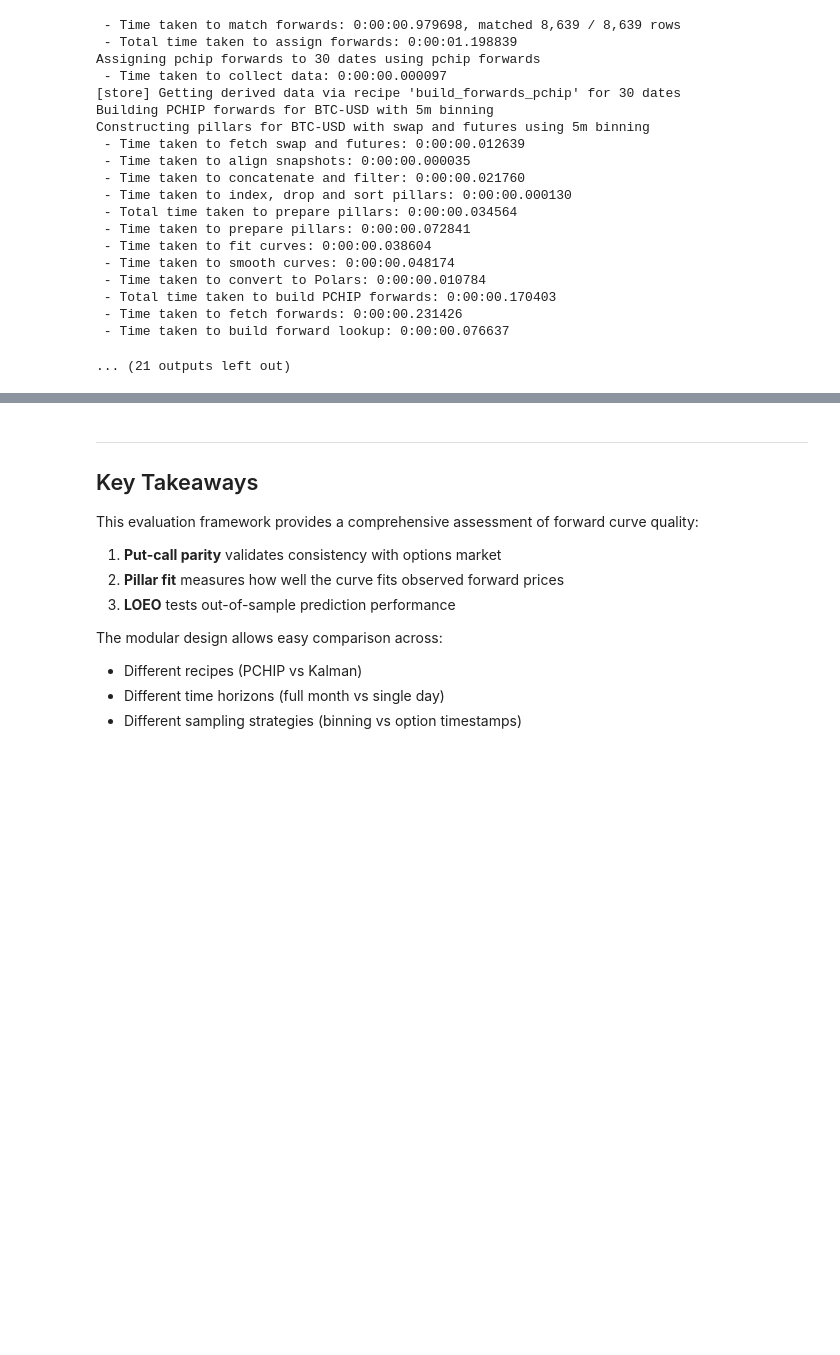
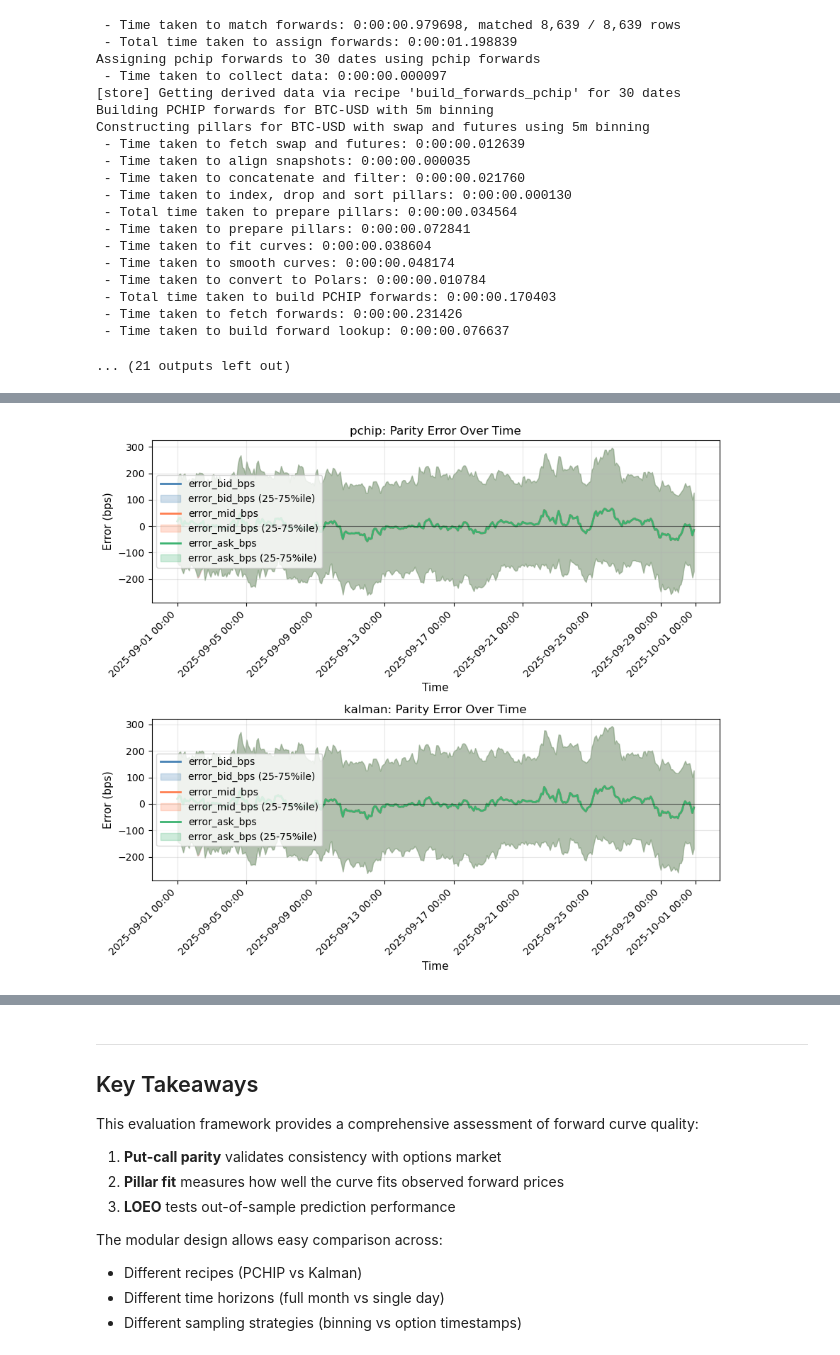
Before and after one commit to PascalAndreas/final-year-project, a Jupyter notebook: forwards_evaluation.ipynb, the cells around one changed output, grey strips where cells are left out. Drawn from its saved outputs; the diff is of its cells as text; code cells hidden in the pictures; blank space fills up the shorter version.

Commit message:
0.2.52 - plotting functions for evaluations

```diff
--- a/forwards_evaluation.ipynb
+++ b/forwards_evaluation.ipynb
@@ -53,12 +52,11 @@ Cleared all caches
 inst_family = 'BTC-USD'
 
 # Scenario (a): Full month with binning
-dates_month = [date(2025, 9, 1) + timedelta(days=i) for i in range(30)]  # Sep 1-30
+def make_dates(start_date: date, num_days: int) -> list[date]:
+    return [start_date + timedelta(days=i) for i in range(num_days)]
+
+dates_month = make_dates(date(2025, 9, 1), 30)
 binning_month = '5m'
-
-# Scenario (b): Single day with option timestamps
-dates_day = [date(2025, 9, 2)]
-binning_day = None  # Will use unique_times from OPTIONS
 
 # Put-call parity filters
 moneyness_spread = 0.05
@@ -866,0 +559,88 @@ if comparison_data:
+# %%
+# ========= PLOTTING CONTROL FLAGS ========
+SHOW_PARITY_HIST = False
+SHOW_PARITY_TIME = True
+
+SHOW_PILLAR_HIST = True
+SHOW_PILLAR_TIME = True
+
+SHOW_LOEO_HIST = True
+SHOW_LOEO_TIME = True
+# =========================================
+
+error_cols = ['error_bid_bps', 'error_mid_bps', 'error_ask_bps']
+
+# ---------- Put-call parity ----------
+
+if SHOW_PARITY_HIST:
+    fig_parity_hist, axs_parity_hist = plt.subplots(1, len(recipes), figsize=(7 * len(recipes), 6))
+    if len(recipes) == 1:
+        axs_parity_hist = [axs_parity_hist]
+    for idx, recipe_name in enumerate(recipes.keys()):
+        lf_parity = results_month[recipe_name]['parity']
+        ax = axs_parity_hist[idx]
+        plot_error_histogram(lf_parity, recipe_name, error_cols, ax=ax)
+        ax.set_title(f"{recipe_name}: Parity Error Histogram")
+    plt.tight_layout()
+
+if SHOW_PARITY_TIME:
+    fig_parity_time, axs_parity_time = plt.subplots(len(recipes), 1, figsize=(9, 4 * len(recipes)))
+    if len(recipes) == 1:
+        axs_parity_time = [axs_parity_time]
+    for idx, recipe_name in enumerate(recipes.keys()):
+        lf_parity = results_month[recipe_name]['parity']
+        ax = axs_parity_time[idx]
+        plot_error_over_time(lf_parity, recipe_name, error_cols, ax=ax, resample_freq='2h')
+        ax.set_title(f"{recipe_name}: Parity Error Over Time")
+    plt.tight_layout()
+
+
+# ---------- Pillar fit ----------
+
+if SHOW_PILLAR_HIST:
+    fig_pillar_hist, axs_pillar_hist = plt.subplots(1, len(recipes), figsize=(7 * len(recipes), 6))
+    if len(recipes) == 1:
+        axs_pillar_hist = [axs_pillar_hist]
+    for idx, recipe_name in enumerate(recipes.keys()):
+        lf_pillar = results_month[recipe_name]['pillar_fit']
+        ax = axs_pillar_hist[idx]
+        plot_error_histogram(lf_pillar, recipe_name, error_cols, ax=ax)
+        ax.set_title(f"{recipe_name}: Pillar Fit Error Histogram")
+    plt.tight_layout()
+
+if SHOW_PILLAR_TIME:
+    fig_pillar_time, axs_pillar_time = plt.subplots(len(recipes), 1, figsize=(9, 4 * len(recipes)))
+    if len(recipes) == 1:
+        axs_pillar_time = [axs_pillar_time]
+    for idx, recipe_name in enumerate(recipes.keys()):
+        lf_pillar = results_month[recipe_name]['pillar_fit']
+        ax = axs_pillar_time[idx]
+        plot_error_over_time(lf_pillar, recipe_name, error_cols, ax=ax, resample_freq='2h')
+        ax.set_title(f"{recipe_name}: Pillar Fit Error Over Time")
+    plt.tight_layout()
+
+# ---------- LOEO ----------
+
+if SHOW_LOEO_HIST:
+    fig_loeo_hist, axs_loeo_hist = plt.subplots(1, len(recipes), figsize=(7 * len(recipes), 6))
+    if len(recipes) == 1:
+        axs_loeo_hist = [axs_loeo_hist]
+    for idx, recipe_name in enumerate(recipes.keys()):
+        lf_loeo = results_month[recipe_name]['loeo']
+        ax = axs_loeo_hist[idx]
+        plot_error_histogram(lf_loeo, recipe_name, error_cols, ax=ax)
+        ax.set_title(f"{recipe_name}: LOEO Error Histogram")
+    plt.tight_layout()
+
+if SHOW_LOEO_TIME:
+    fig_loeo_time, axs_loeo_time = plt.subplots(len(recipes), 1, figsize=(9, 4 * len(recipes)))
+    if len(recipes) == 1:
+        axs_loeo_time = [axs_loeo_time]
+    for idx, recipe_name in enumerate(recipes.keys()):
+        lf_loeo = results_month[recipe_name]['loeo']
+        ax = axs_loeo_time[idx]
+        plot_error_over_time(lf_loeo, recipe_name, error_cols, ax=ax, resample_freq='2h')
+        ax.set_title(f"{recipe_name}: LOEO Error Over Time")
+    plt.tight_layout()
+# %% [output]
+[figure, added]
```
Also changed, not shown: parts of 14 cells of this notebook, 6 other files.
